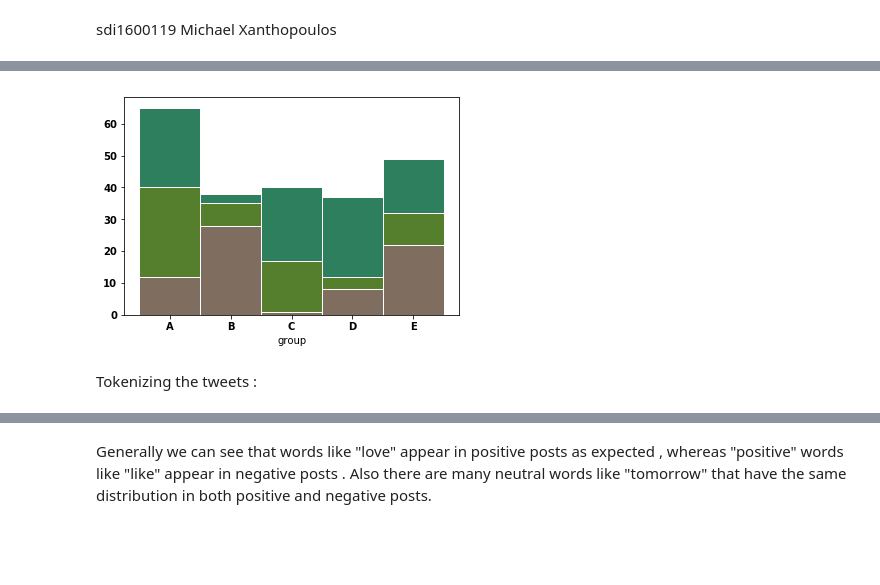
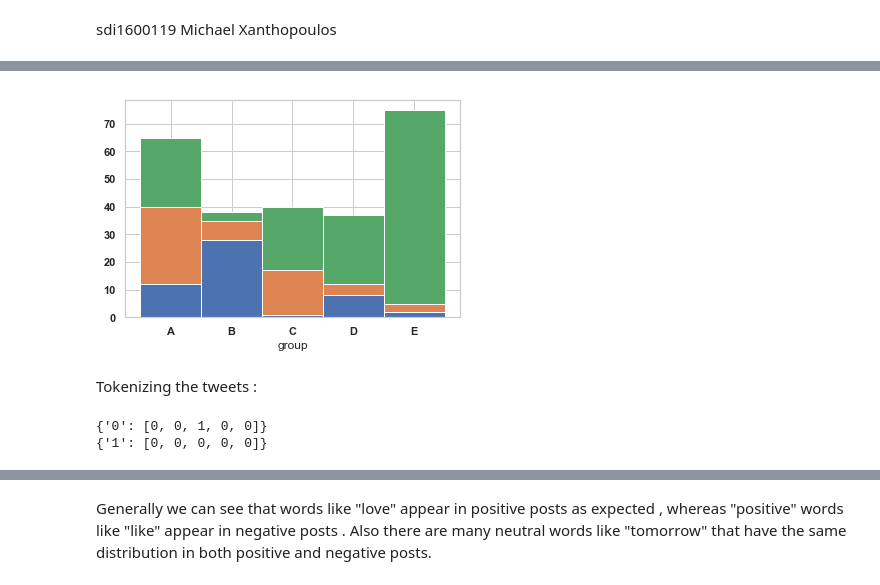
Before and after one commit to LefterisDi/TedProject2, a Jupyter notebook: project.ipynb, the cells around one changed output, grey strips where cells are left out. Cells and saved outputs as stored; diff of their text form; code cells hidden in the pictures; blank space fills up the shorter version.

```diff
--- a/project.ipynb
+++ b/project.ipynb
@@ -55,39 +55,39 @@ import numpy as np
 import matplotlib.pyplot as plt
 from matplotlib import rc
 import pandas as pd
 
 # y-axis in bold
 rc('font', weight='bold')
 
 # Values of each group
-bars1 = [12, 28, 1, 8, 22]
-bars2 = [28, 7, 16, 4, 10]
-bars3 = [25, 3, 23, 25, 17]
+bars1 = [12, 28, 1, 8, 2]
+bars2 = [28, 7, 16, 4, 2.9]
+bars3 = [25, 3, 23, 25, 70]
 
 # Heights of bars1 + bars2
 bars = np.add(bars1, bars2).tolist()
 
 # The position of the bars on the x-axis
 r = [0,1,2,3,4]
 
 # Names of group and bar width
 names = ['A','B','C','D','E']
 barWidth = 1
 
 # Create brown bars
-plt.bar(r, bars1, color='#7f6d5f', edgecolor='white', width=barWidth)
+plt.bar(r, bars1, bottom=None, edgecolor='white', width=barWidth)
 # Create green bars (middle), on top of the firs ones
-plt.bar(r, bars2, bottom=bars1, color='#557f2d', edgecolor='white', width=barWidth)
+plt.bar(r, bars2, bottom=bars1, edgecolor='white', width=barWidth)
 # Create green bars (top)
-plt.bar(r, bars3, bottom=bars, color='#2d7f5e', edgecolor='white', width=barWidth)
+plt.bar(r, bars3, bottom=bars, edgecolor='white', width=barWidth)
 
 # Custom X axis
 plt.xticks(r, names, fontweight='bold')
 plt.xlabel("group")
 
 # Show graphic
 plt.show()
 # %% [output]
-[figure, old version]
+[figure, new version]
 # %%
 location = './crime.csv'
@@ -164,0 +97,15 @@ for i in crimes_per_year.items():
+# %%
+dict1 = {}
+dict2 = {}
+arr = [0,0,0,0,0]
+
+dict1["0"] = [0,0,0,0,0]
+dict2["1"] = [0,0,0,0,0]
+
+dict1["0"][2]+=1
+
+print(dict1)
+print(dict2)
+# %% [output]
+{'0': [0, 0, 1, 0, 0]}
+{'1': [0, 0, 0, 0, 0]}
```
Also changed, not shown: parts of 7 cells of this notebook.
